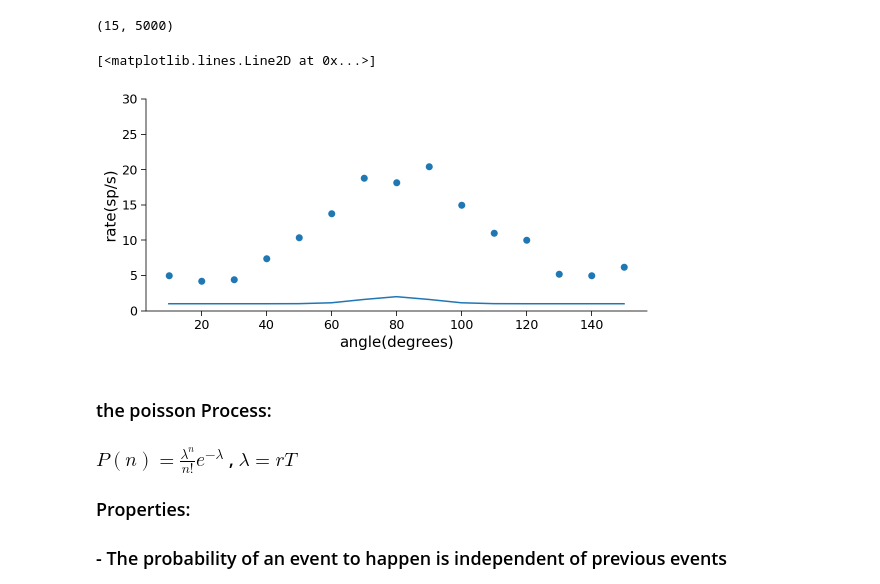
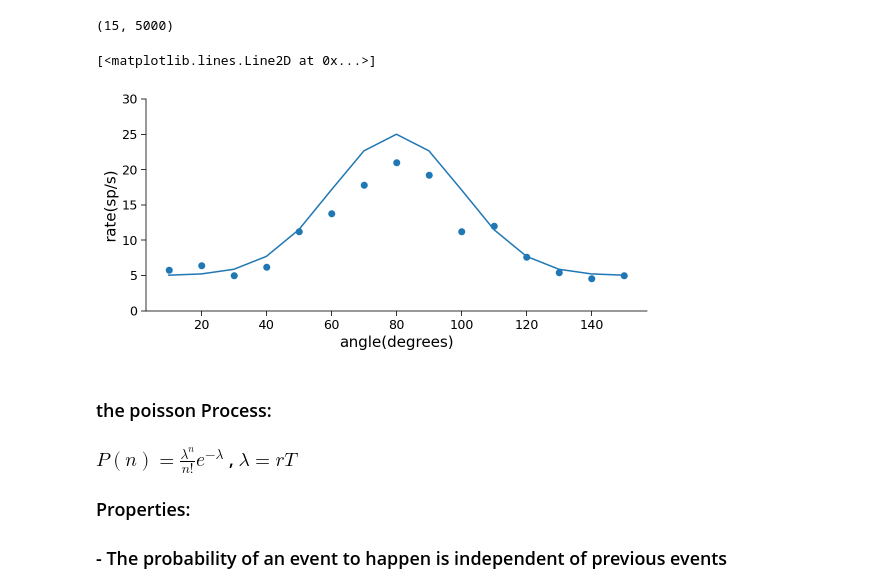
Before and after one commit to ibglab/SDA-2020, a Jupyter notebook: SDA-Recitation 2.ipynb, the cells around one changed output. Cells and saved outputs as stored; diff of their text form; code cells hidden in the pictures.

```diff
--- a/SDA-Recitation 2.ipynb
+++ b/SDA-Recitation 2.ipynb
@@ -78,23 +77,23 @@ spk_mat.shape
 (15, 5000)
 # %%
 # calculate the mean spiking rate in spikes/s
-mean_rates = ### calculate the mean
+mean_rates = np.mean(spk_mat, axis=1)*samp ### calculate the mean
 
 fig, ax = plt.subplots(figsize=(8,4))
 __ = ax.scatter(angles, mean_rates)
 __ = ax.set_xlabel(f'angle(degrees)')
 __ = ax.set_ylabel(f'rate(sp/s)')
 __ = ax.set_ylim([0,30])
 
 def func(size, sigma, a, b):
     return (sig.gaussian(size, sigma)*a+b)
 
-curve = func(15, 1, 1, 1) ### adjust this gaussian to match the data
+curve = func(15, 2, 20, 5) ### adjust this gaussian to match the data
 
 ax.plot(angles, curve)
 # %% [output]
 [<matplotlib.lines.Line2D at 0x...>]
-[figure, old version]
+[figure, new version]
 # %% [markdown]
 ### the poisson Process:
 
```
Also changed, not shown: parts of 6 cells of this notebook, 2 other files.
